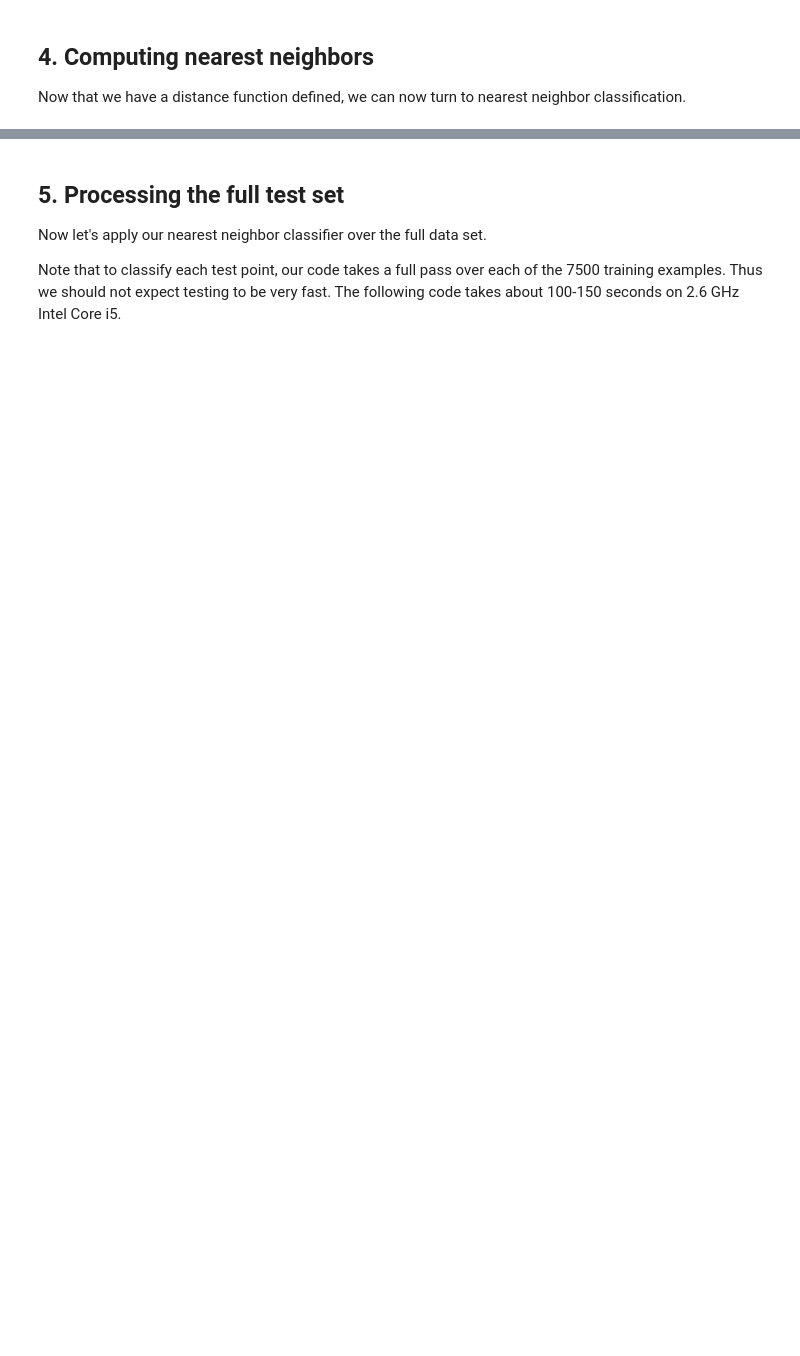
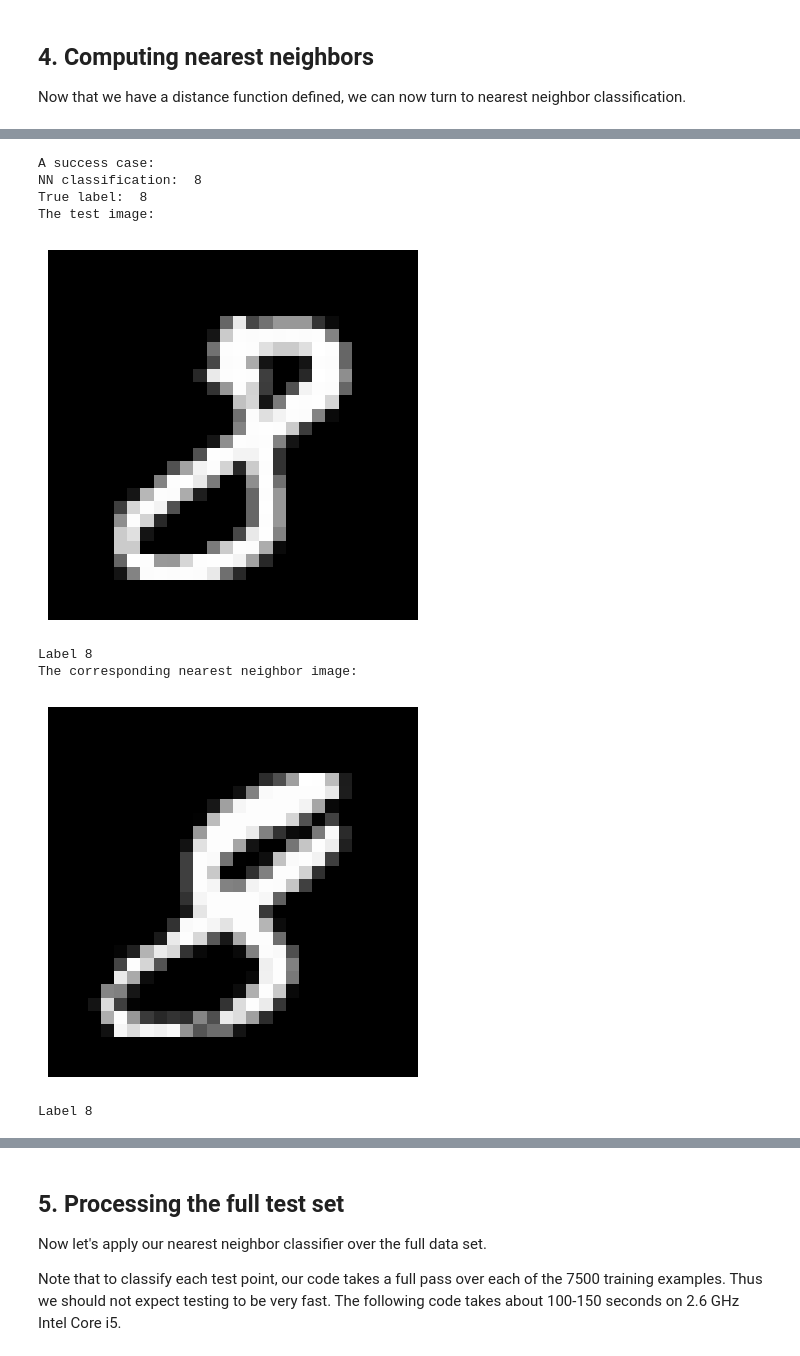
Before and after one commit to 0tv0renakniga/ds_masters, a Jupyter notebook: dsc_255/module_1/assignments/hw1-notebook/nn-mnist.ipynb, the cells around one changed output, grey strips where cells are left out. Cells and saved outputs as stored; diff of their text form; code cells hidden in the pictures; blank space fills up the shorter version.

```diff
--- a/dsc_255/module_1/assignments/hw1-notebook/nn-mnist.ipynb
+++ b/dsc_255/module_1/assignments/hw1-notebook/nn-mnist.ipynb
@@ -112,12 +174,22 @@ def NN_classifier(x):
 # %%
 ## A success case:
 print("A success case:")
-print("NN classification: ", NN_classifier(test_data[0,]))
-print("True label: ", test_labels[0])
+print("NN classification: ", NN_classifier(test_data[99,]))
+print("True label: ", test_labels[99])
 print("The test image:")
-vis_image(0, "test")
+vis_image(99, "test")
 print("The corresponding nearest neighbor image:")
-vis_image(find_NN(test_data[0,]), "train")
+vis_image(find_NN(test_data[99,]), "train")
+# %% [output]
+A success case:
+NN classification:  8
+True label:  8
+The test image:
+[figure, added]
+Label 8
+The corresponding nearest neighbor image:
+[figure, added]
+Label 8
 # %%
 ## A failure case:
 print("A failure case:")
```
Also changed, not shown: parts of 16 cells of this notebook.
